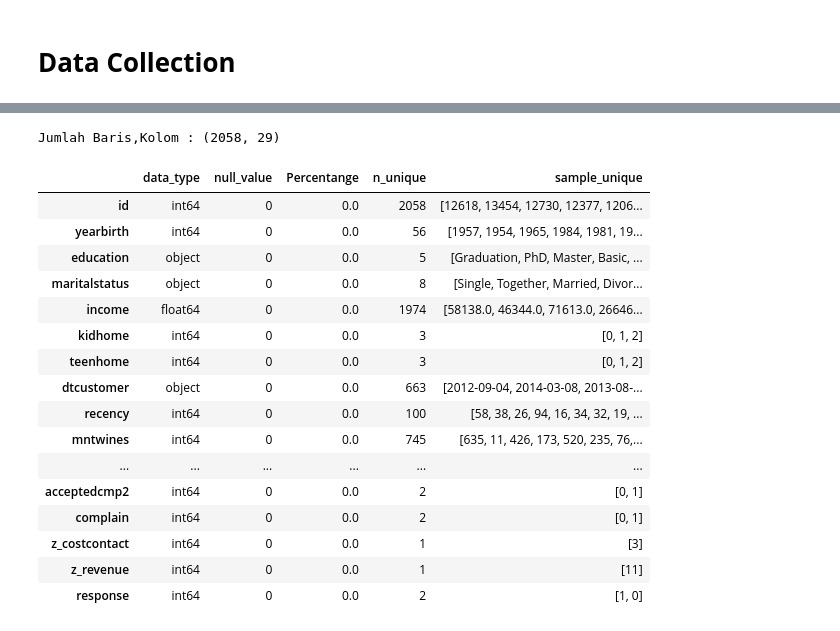
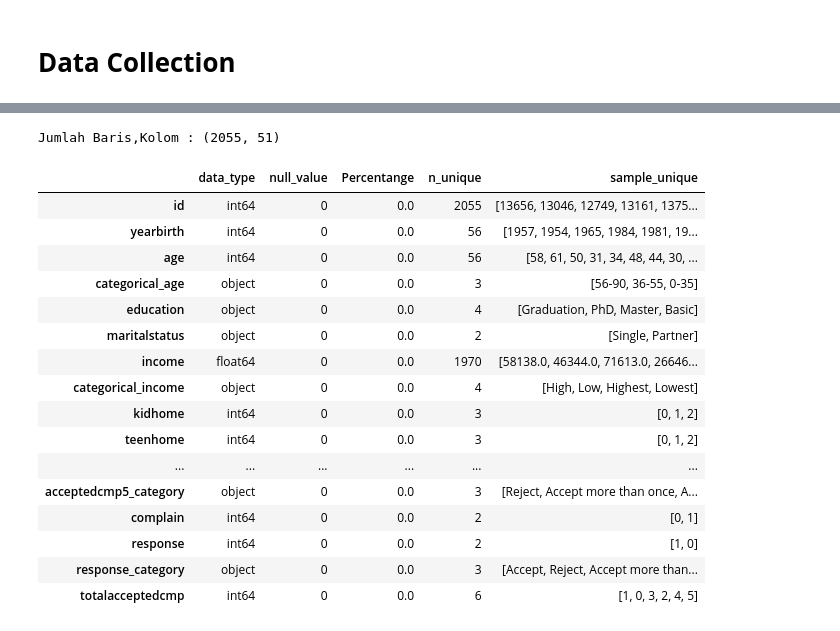
Before and after one commit to davidinations/SupermarketDataScience, a Jupyter notebook: Analysis.ipynb, the cells around one changed output, grey strips where cells are left out. Drawn from its saved outputs; the diff is of its cells as text; code cells hidden in the pictures.

```diff
--- a/Analysis.ipynb
+++ b/Analysis.ipynb
@@ -91,5 +101,4 @@ pd.set_option('display.max_rows', None)
 pd.set_option('display.max_colwidth', 90)
 
 # Read in the data
-df = pd.read_csv('../data/mid/Supermarket Customers.csv')
-df.head(1)
+df = pd.read_csv('../src/data/clean/Supermarket Customers.csv')
@@ -124,39 +142,49 @@ Index(['id', 'yearbirth', 'education', 'maritalstatus', 'income', 'kidhome',
 # %%
 # show data description
 print(f"Jumlah Baris,Kolom : {df.shape}")
-cols = ['id', 'yearbirth', 'education', 'maritalstatus', 'income', 'kidhome',
-       'teenhome', 'dtcustomer', 'recency', 'mntwines', 'mntfruits',
-       'mntmeatproducts', 'mntfishproducts', 'mntsweetproducts',
-       'mntgoldproducts', 'numdealspurchases', 'numwebpurchases',
-       'numcatalogpurchases', 'numstorepurchases', 'numwebvisitsmonth',
-       'acceptedcmp3', 'acceptedcmp4', 'acceptedcmp5', 'acceptedcmp1',
-       'acceptedcmp2', 'complain', 'z_costcontact', 'z_revenue', 'response']
+cols = ['id', 'yearbirth', 'age', 'categorical_age', 'education',
+       'maritalstatus', 'income', 'categorical_income', 'kidhome', 'teenhome',
+       'totalchild', 'dtcustomer', 'recency', 'mntwines', 'mntwines_category',
+       'mntfruits', 'mntfruits_category', 'mntmeatproducts',
+       'mntmeatproducts_category', 'mntfishproducts',
+       'mntfishproducts_category', 'mntsweetproducts',
+       'mntsweetproducts_category', 'mntgoldproducts',
+       'mntgoldproducts_category', 'mnttotal', 'numdealspurchases',
+       'numdealspurchases_category', 'numwebpurchases',
+       'numwebpurchases_category', 'numcatalogpurchases',
+       'numcatalogpurchases_category', 'numstorepurchases',
+       'numstorepurchases_category', 'numwebvisitsmonth',
+       'numwebvisitsmonth_category', 'totalpurchases', 'acceptedcmp1',
+       'acceptedcmp1_category', 'acceptedcmp2', 'acceptedcmp2_category',
+       'acceptedcmp3', 'acceptedcmp3_category', 'acceptedcmp4',
+       'acceptedcmp4_category', 'acceptedcmp5', 'acceptedcmp5_category',
+       'complain', 'response', 'response_category', 'totalacceptedcmp']
 pd.DataFrame({
     'data_type': df[cols].dtypes.values,
     'null_value': df[cols].isna().sum(),
     'Percentange': df[cols].isna().mean().values * 100,
     'n_unique': df[cols].nunique().values,
     'sample_unique': [df[col].unique() for col in cols]}
 )
 # %% [output]
-Jumlah Baris,Kolom : (2058, 29)
+Jumlah Baris,Kolom : (2055, 51)
 |  | data_type | null_value | Percentange | n_unique | sample_unique |
-| id | int64 | 0 | 0.0 | 2058 | [12618, 13454, 12730, 12377, 1206... |
+| id | int64 | 0 | 0.0 | 2055 | [13656, 13046, 12749, 13161, 1375... |
 | yearbirth | int64 | 0 | 0.0 | 56 | [1957, 1954, 1965, 1984, 1981, 19... |
-| education | object | 0 | 0.0 | 5 | [Graduation, PhD, Master, Basic, ... |
-| maritalstatus | object | 0 | 0.0 | 8 | [Single, Together, Married, Divor... |
-| income | float64 | 0 | 0.0 | 1974 | [58138.0, 46344.0, 71613.0, 26646... |
+| age | int64 | 0 | 0.0 | 56 | [58, 61, 50, 31, 34, 48, 44, 30, ... |
+| categorical_age | object | 0 | 0.0 | 3 | [56-90, 36-55, 0-35] |
+| education | object | 0 | 0.0 | 4 | [Graduation, PhD, Master, Basic] |
+| maritalstatus | object | 0 | 0.0 | 2 | [Single, Partner] |
+| income | float64 | 0 | 0.0 | 1970 | [58138.0, 46344.0, 71613.0, 26646... |
+| categorical_income | object | 0 | 0.0 | 4 | [High, Low, Highest, Lowest] |
 | kidhome | int64 | 0 | 0.0 | 3 | [0, 1, 2] |
 | teenhome | int64 | 0 | 0.0 | 3 | [0, 1, 2] |
-| dtcustomer | object | 0 | 0.0 | 663 | [2012-09-04, 2014-03-08, 2013-08-... |
-| recency | int64 | 0 | 0.0 | 100 | [58, 38, 26, 94, 16, 34, 32, 19, ... |
-| mntwines | int64 | 0 | 0.0 | 745 | [635, 11, 426, 173, 520, 235, 76,... |
 | ... | ... | ... | ... | ... | ... |
-| acceptedcmp2 | int64 | 0 | 0.0 | 2 | [0, 1] |
+| acceptedcmp5_category | object | 0 | 0.0 | 3 | [Reject, Accept more than once, A... |
 | complain | int64 | 0 | 0.0 | 2 | [0, 1] |
-| z_costcontact | int64 | 0 | 0.0 | 1 | [3] |
-| z_revenue | int64 | 0 | 0.0 | 1 | [11] |
 | response | int64 | 0 | 0.0 | 2 | [1, 0] |
+| response_category | object | 0 | 0.0 | 3 | [Accept, Reject, Accept more than... |
+| totalacceptedcmp | int64 | 0 | 0.0 | 6 | [1, 0, 3, 2, 4, 5] |
 # %%
 df.dtypes
 # %% [output]
```
Also changed, not shown: parts of 133 cells of this notebook, 4 other files.
